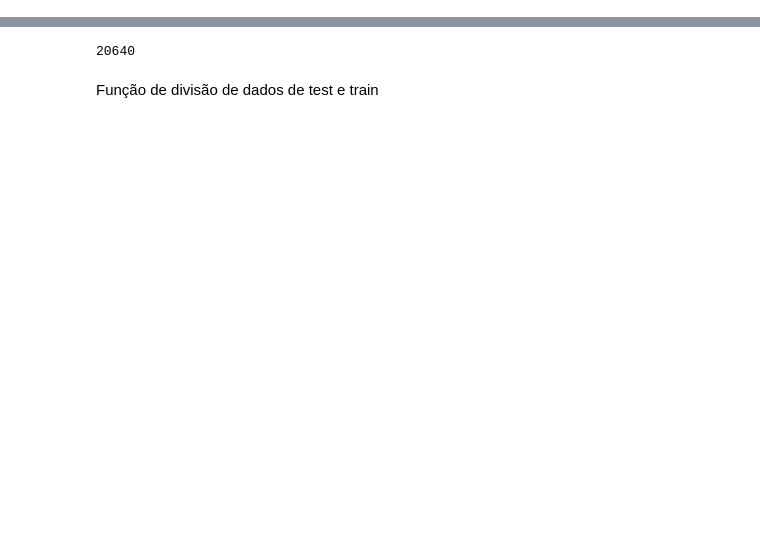
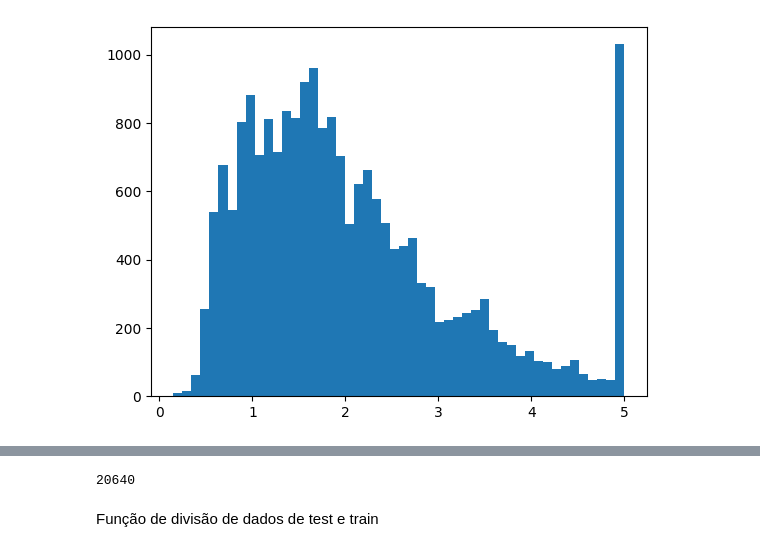
Before and after one commit to kaladabrio2020/modelos-pytorch-ml, a Jupyter notebook: california.ipynb, the cells around one changed output, grey strips where cells are left out. Saved outputs shown, nothing was run; the diff lists cells and outputs as text; code cells hidden in the pictures; blank space fills up the shorter version.

```diff
--- a/california.ipynb
+++ b/california.ipynb
@@ -9,0 +22,5 @@ X, y = fetch_california_housing(return_X_y=True)
+# %%
+plt.hist(y, bins=50)
+plt.show()
+# %% [output]
+[figure, added]
```
Also changed, not shown: parts of 21 cells of this notebook.
